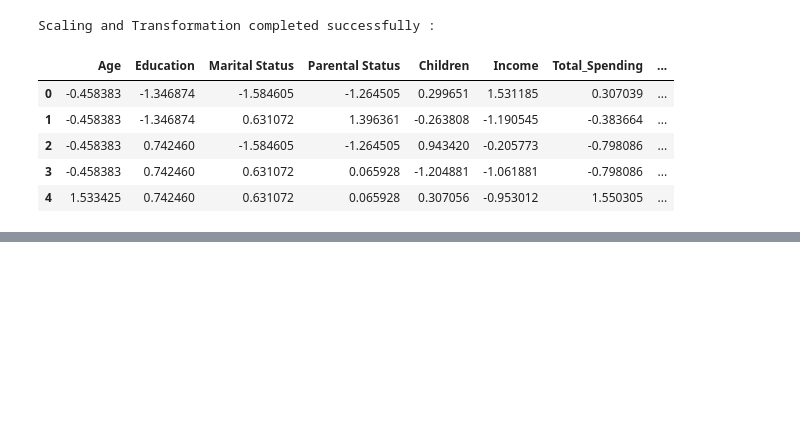
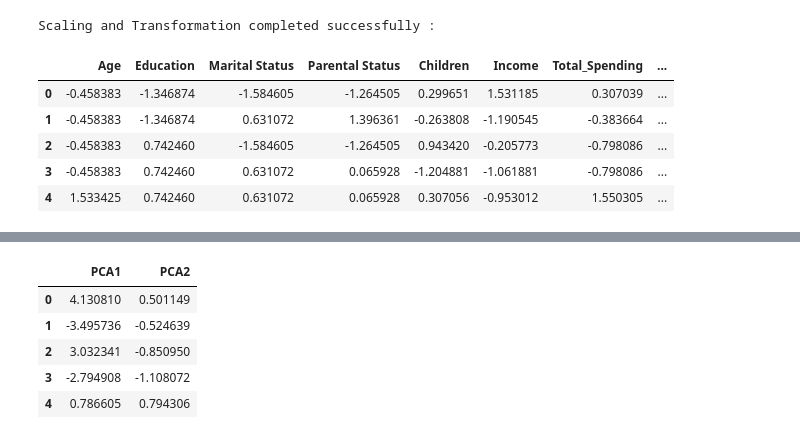
Before and after one commit to ShivamKumarSrivastava/Customer-Categorization, a Jupyter notebook: Notebook/Feature_Engineering_and_Clustering.ipynb, the cells around one changed output, grey strips where cells are left out. Cells and saved outputs as stored; diff of their text form; code cells hidden in the pictures; blank space fills up the shorter version.

```diff
--- a/Notebook/Feature_Engineering_and_Clustering.ipynb
+++ b/Notebook/Feature_Engineering_and_Clustering.ipynb
@@ -324,0 +426,10 @@ Scaling and Transformation completed successfully :
+# %%
+# PCA (Principal Component Analysis)
+
+from sklearn.decomposition import PCA
+df_scaled = scaled_data.copy()
+var_ratio = {}
+for n in range(2,18):
+    pca = PCA(n_components=n)
+    df_pca = pca.fit(df_scaled)
+    var_ratio[n] = sum(df_pca.explained_variance_ratio_)
@@ -324,0 +477,17 @@ Scaling and Transformation completed successfully :
+# %%
+# Reducing the dimensions of the data
+
+pca_final = PCA(n_components=2,random_state=42).fit(df_scaled)
+
+reduced = pca_final.transform(df_scaled)
+
+pcadf = pd.DataFrame(data=reduced, columns=['PCA1', 'PCA2'])
+
+pcadf.head()
+# %% [output]
+|  | PCA1 | PCA2 |
+| 0 | 4.130810 | 0.501149 |
+| 1 | -3.495736 | -0.524639 |
+| 2 | 3.032341 | -0.850950 |
+| 3 | -2.794908 | -1.108072 |
+| 4 | 0.786605 | 0.794306 |
```
Also changed, not shown: parts of 14 cells of this notebook.
